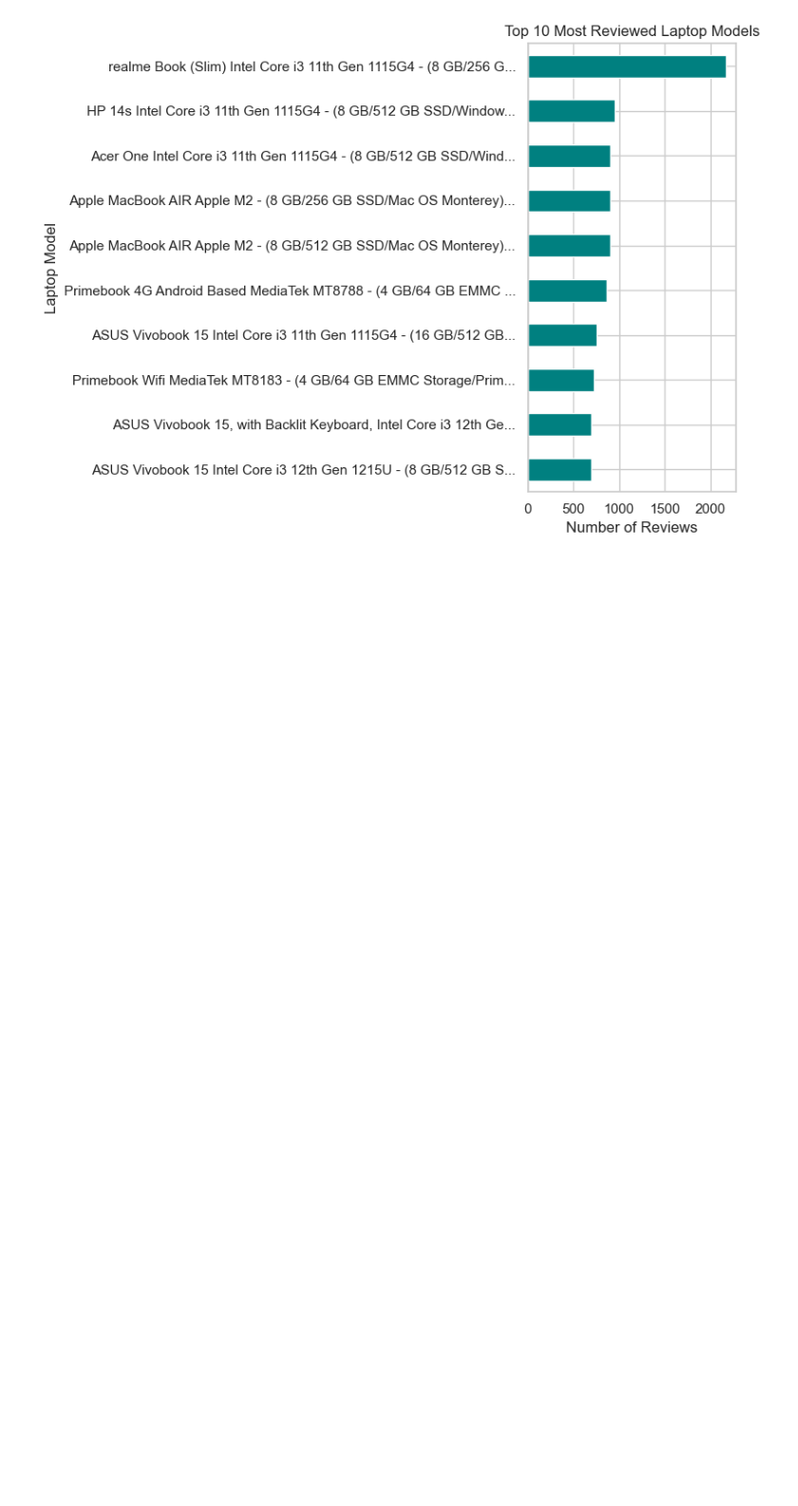
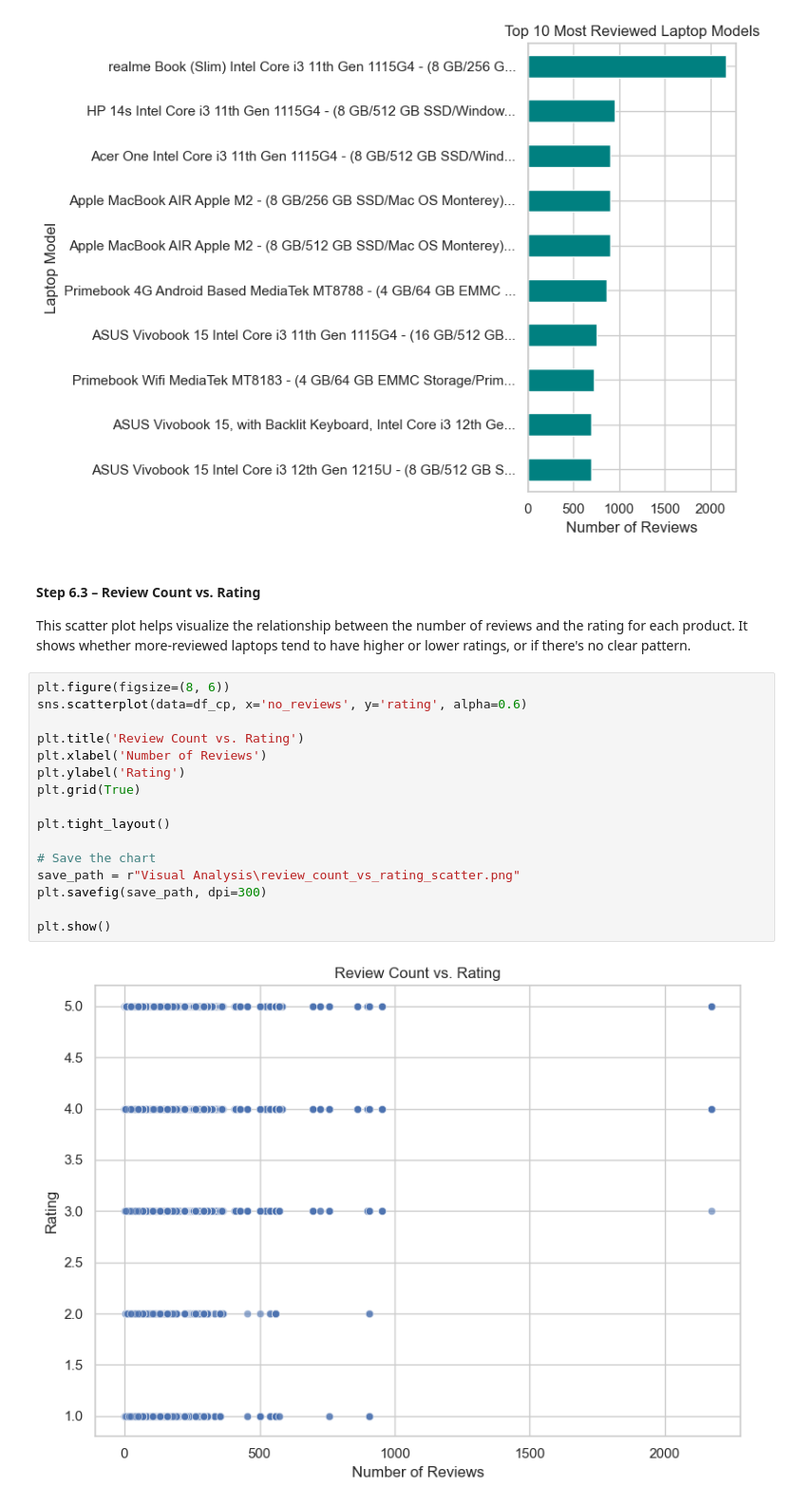
Before and after one commit to rj285/Module9Task1-flipkart-laptop-reviews-eda, a Jupyter notebook: Flipkart_Laptop_Review_EDA.ipynb, the cells around one changed output. Shown: that part at 95% size. Saved outputs shown, nothing was run; the diff lists cells and outputs as text; blank space fills up the shorter version.

Commit message:
Added scatter plot to visualize relationship between review count and rating; saved visual to Visual Analysis folder

```diff
--- a/Flipkart_Laptop_Review_EDA.ipynb
+++ b/Flipkart_Laptop_Review_EDA.ipynb
@@ -375,3 +375,25 @@ plt.savefig(save_path, dpi=300)
 plt.show()
 # %% [output]
 [figure]
+# %% [markdown]
+#### Step 6.3 – Review Count vs. Rating
+
+This scatter plot helps visualize the relationship between the number of reviews and the rating for each product. It shows whether more-reviewed laptops tend to have higher or lower ratings, or if there's no clear pattern.
+# %%
+plt.figure(figsize=(8, 6))
+sns.scatterplot(data=df_cp, x='no_reviews', y='rating', alpha=0.6)
+
+plt.title('Review Count vs. Rating')
+plt.xlabel('Number of Reviews')
+plt.ylabel('Rating')
+plt.grid(True)
+
+plt.tight_layout()
+
+# Save the chart
+save_path = r"Visual Analysis\review_count_vs_rating_scatter.png"
+plt.savefig(save_path, dpi=300)
+
+plt.show()
+# %% [output]
+[figure, added]
```
Also changed, not shown: parts of 1 cell of this notebook, 1 other file.
